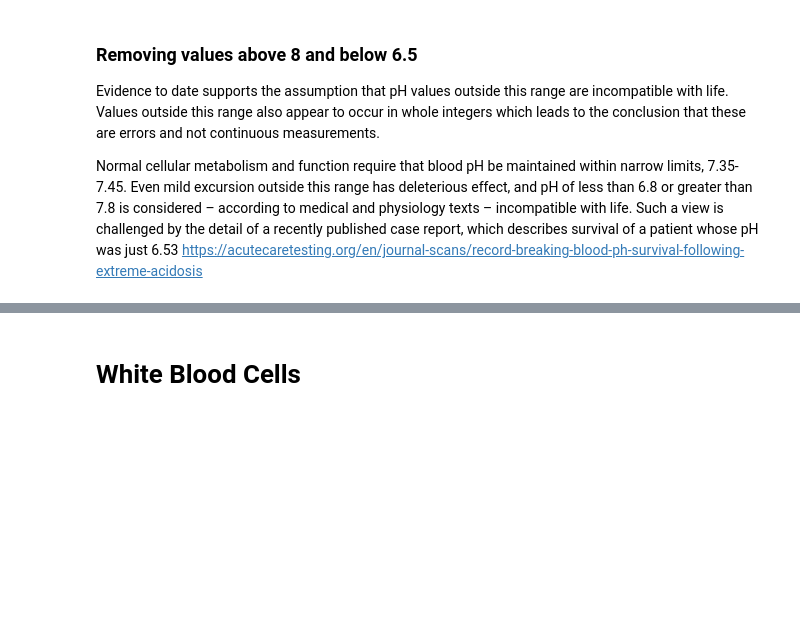
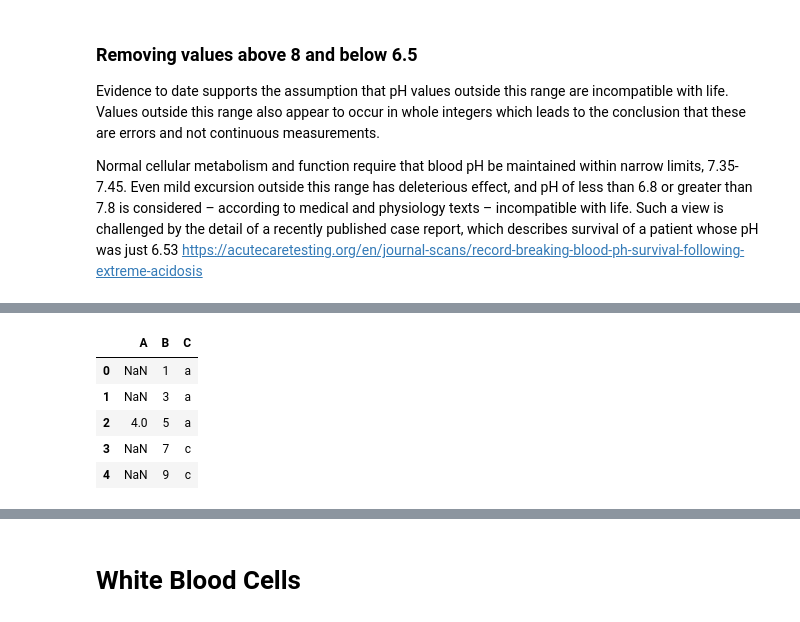
Before and after one commit to RJBeetel3/icu-data-exploration, a Jupyter notebook: icu_mortality_prediction/icu_mortality_prediction/notebooks/LABEVENTS_FIRST24.ipynb, the cells around one changed output, grey strips where cells are left out. Cells and saved outputs as stored; diff of their text form; code cells hidden in the pictures; blank space fills up the shorter version.

Commit message:
Adds code to conditionally replace lab values

```diff
--- a/icu_mortality_prediction/icu_mortality_prediction/notebooks/LABEVENTS_FIRST24.ipynb
+++ b/icu_mortality_prediction/icu_mortality_prediction/notebooks/LABEVENTS_FIRST24.ipynb
@@ -298,0 +224,2 @@ print(ph_frequency_counts_series.to_string())
+# %%
+replace_em = lambda x: x['A'] if ((x['C']=='a')&((x['A']>=2)&(x['A']<=4)) else np.nan
@@ -298,0 +243,10 @@ print(ph_frequency_counts_series.to_string())
+# %%
+df['A'] = df.apply(replace_em, axis=1)
+df
+# %% [output]
+|  | A | B | C |
+| 0 | NaN | 1 | a |
+| 1 | NaN | 3 | a |
+| 2 | 4.0 | 5 | a |
+| 3 | NaN | 7 | c |
+| 4 | NaN | 9 | c |
```
Also changed, not shown: parts of 55 cells of this notebook.
